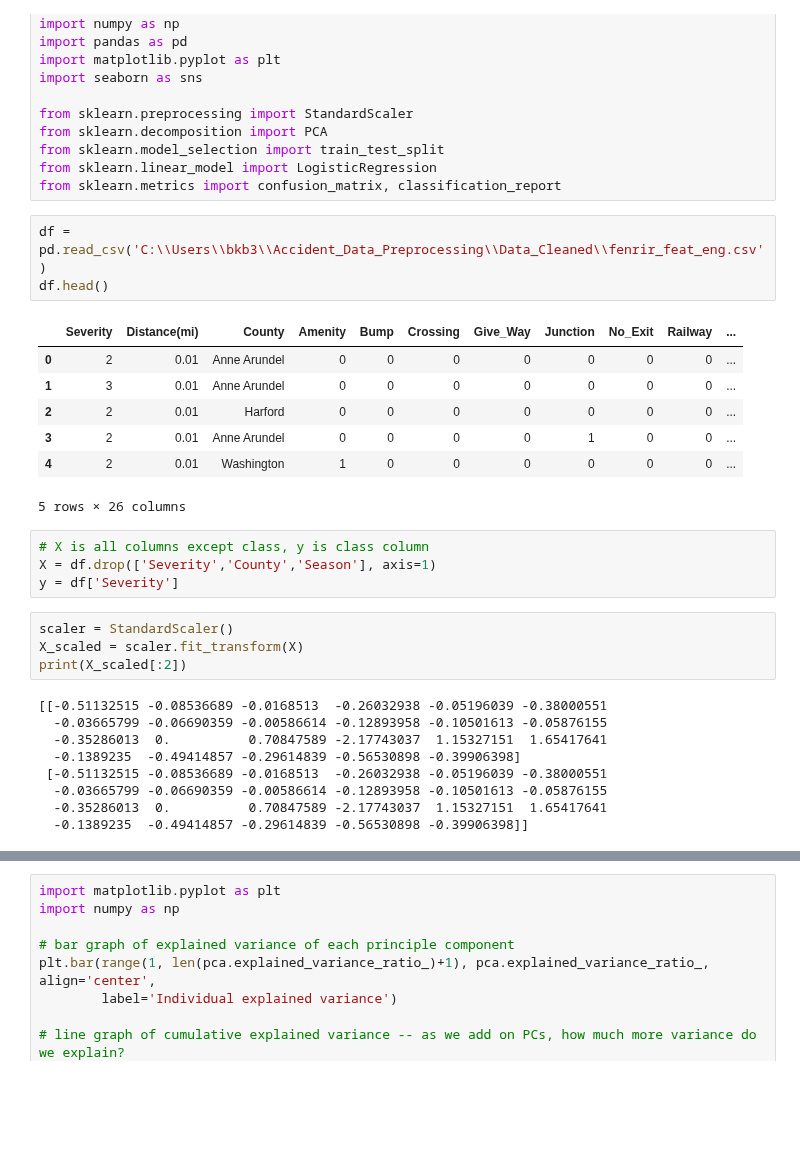
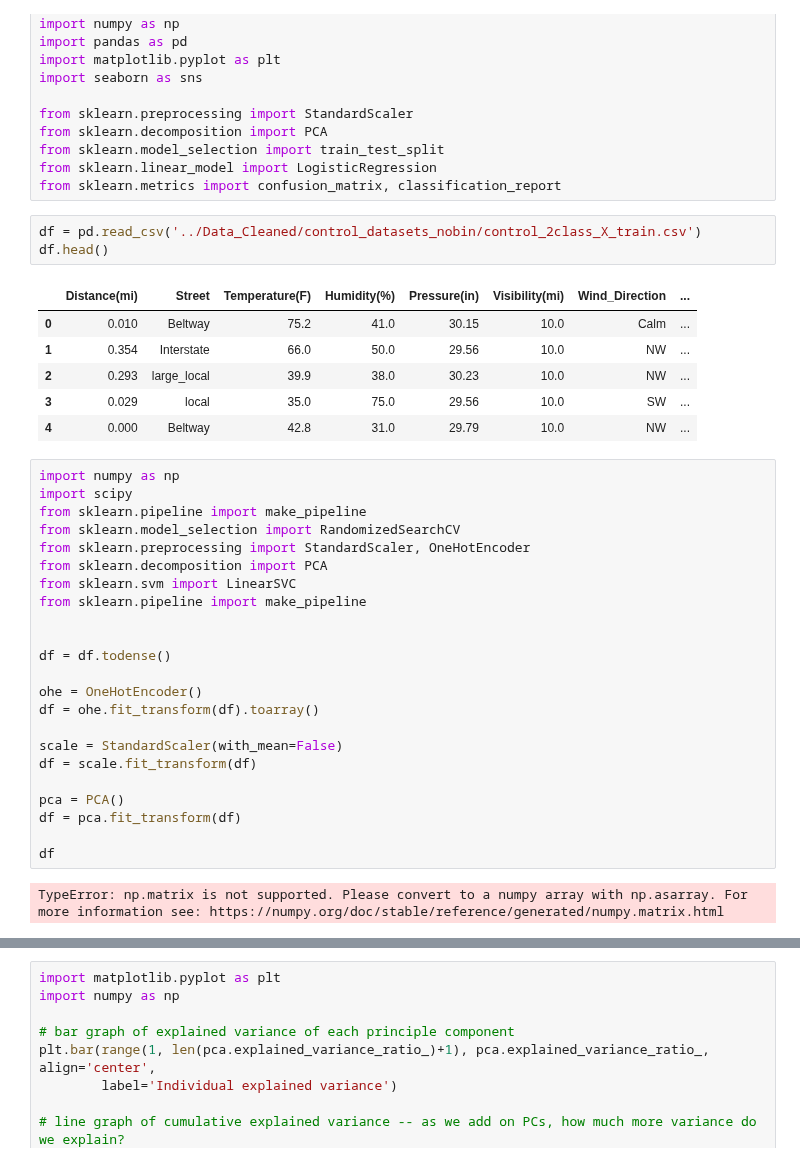
Before and after one commit to fenrirbatdorf/Accident_Data_Preprocessing, a Jupyter notebook: Notebooks/PCA_Process.ipynb, the cells around one changed output, grey strips where cells are left out. Cells and saved outputs as stored; diff of their text form; blank space fills up the shorter version.

Commit message:
Updates to pipeline, exported 2 way freq subsets

```diff
--- a/Notebooks/PCA_Process.ipynb
+++ b/Notebooks/PCA_Process.ipynb
@@ -12,30 +12,37 @@ from sklearn.model_selection import train_test_split
 from sklearn.linear_model import LogisticRegression
 from sklearn.metrics import confusion_matrix, classification_report
 # %%
-df = pd.read_csv('C:\\Users\\bkb3\\Accident_Data_Preprocessing\\Data_Cleaned\\fenrir_feat_eng.csv')
+df = pd.read_csv('../Data_Cleaned/control_datasets_nobin/control_2class_X_train.csv')
 df.head()
 # %% [output]
-|  | Severity | Distance(mi) | County | Amenity | Bump | Crossing | Give_Way | Junction | No_Exit | Railway | ... |
-| 0 | 2 | 0.01 | Anne Arundel | 0 | 0 | 0 | 0 | 0 | 0 | 0 | ... |
-| 1 | 3 | 0.01 | Anne Arundel | 0 | 0 | 0 | 0 | 0 | 0 | 0 | ... |
-| 2 | 2 | 0.01 | Harford | 0 | 0 | 0 | 0 | 0 | 0 | 0 | ... |
-| 3 | 2 | 0.01 | Anne Arundel | 0 | 0 | 0 | 0 | 1 | 0 | 0 | ... |
-| 4 | 2 | 0.01 | Washington | 1 | 0 | 0 | 0 | 0 | 0 | 0 | ... |
+|  | Distance(mi) | Street | Temperature(F) | Humidity(%) | Pressure(in) | Visibility(mi) | Wind_Direction | ... |
+| 0 | 0.010 | Beltway | 75.2 | 41.0 | 30.15 | 10.0 | Calm | ... |
+| 1 | 0.354 | Interstate | 66.0 | 50.0 | 29.56 | 10.0 | NW | ... |
+| 2 | 0.293 | large_local | 39.9 | 38.0 | 30.23 | 10.0 | NW | ... |
+| 3 | 0.029 | local | 35.0 | 75.0 | 29.56 | 10.0 | SW | ... |
+| 4 | 0.000 | Beltway | 42.8 | 31.0 | 29.79 | 10.0 | NW | ... |
-5 rows × 26 columns
-# %%
-# X is all columns except class, y is class column
-X = df.drop(['Severity','County','Season'], axis=1)
-y = df['Severity']
 # %%
-scaler = StandardScaler()
-X_scaled = scaler.fit_transform(X)
-print(X_scaled[:2])
+import numpy as np
+import scipy
+from sklearn.pipeline import make_pipeline
+from sklearn.model_selection import RandomizedSearchCV
+from sklearn.preprocessing import StandardScaler, OneHotEncoder
+from sklearn.decomposition import PCA
+from sklearn.svm import LinearSVC
+from sklearn.pipeline import make_pipeline
+
+
+df = df.todense()
+
+ohe = OneHotEncoder()
+df = ohe.fit_transform(df).toarray()
+
+scale = StandardScaler(with_mean=False)
+df = scale.fit_transform(df)
+
+pca = PCA()
+df = pca.fit_transform(df)
+
+df
 # %% [output]
-[[-0.51132515 -0.08536689 -0.0168513  -0.26032938 -0.05196039 -0.38000551
-  -0.03665799 -0.06690359 -0.00586614 -0.12893958 -0.10501613 -0.05876155
-  -0.35286013  0.          0.70847589 -2.17743037  1.15327151  1.65417641
-  -0.1389235  -0.49414857 -0.29614839 -0.56530898 -0.39906398]
- [-0.51132515 -0.08536689 -0.0168513  -0.26032938 -0.05196039 -0.38000551
-  -0.03665799 -0.06690359 -0.00586614 -0.12893958 -0.10501613 -0.05876155
-  -0.35286013  0.          0.70847589 -2.17743037  1.15327151  1.65417641
-  -0.1389235  -0.49414857 -0.29614839 -0.56530898 -0.39906398]]
+TypeError: np.matrix is not supported. Please convert to a numpy array with np.asarray. For more information see: https://numpy.org/doc/stable/reference/generated/numpy.matrix.html
```
Also changed, not shown: parts of 2 cells of this notebook, 4 other files.
